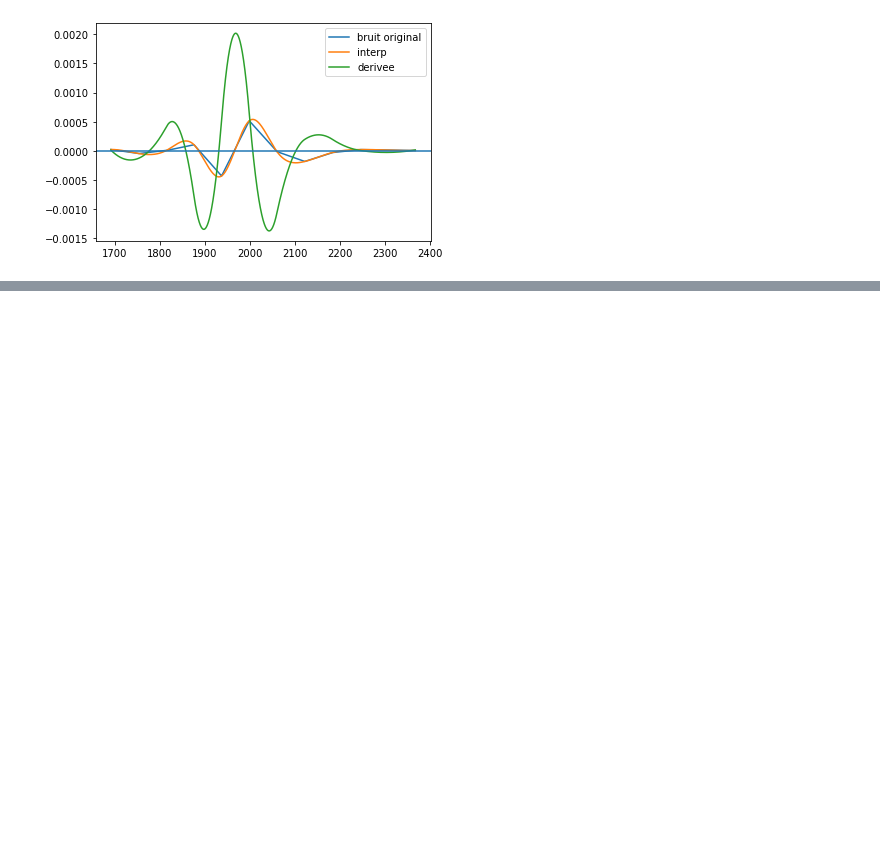
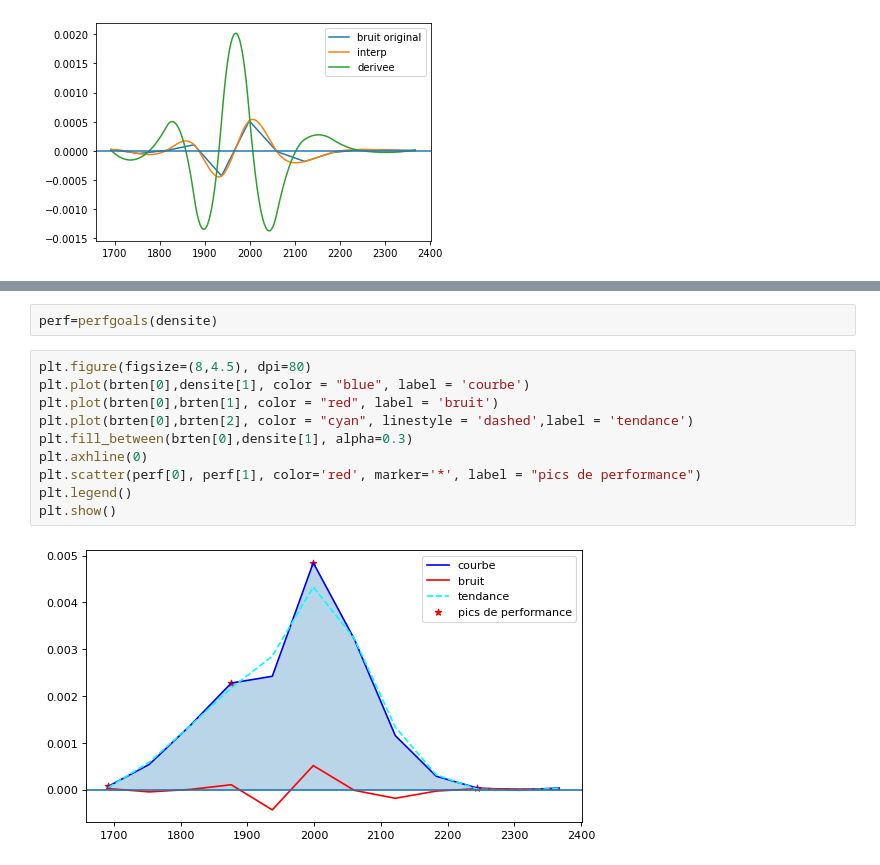
Before and after one commit to Kirscher/ResultAthle, a Jupyter notebook: algoStatCourse.ipynb, the cells around one changed output, grey strips where cells are left out. Saved outputs shown, nothing was run; the diff lists cells and outputs as text; blank space fills up the shorter version.

```diff
--- a/algoStatCourse.ipynb
+++ b/algoStatCourse.ipynb
@@ -241,0 +246,14 @@ array([1998.79166667, 1875.95833333, 1691.70833333, 2244.45833333])
+# %%
+perf=perfgoals(densite)
+# %%
+plt.figure(figsize=(8,4.5), dpi=80)
+plt.plot(brten[0],densite[1], color = "blue", label = 'courbe')
+plt.plot(brten[0],brten[1], color = "red", label = 'bruit')
+plt.plot(brten[0],brten[2], color = "cyan", linestyle = 'dashed',label = 'tendance')
+plt.fill_between(brten[0],densite[1], alpha=0.3)
+plt.axhline(0)
+plt.scatter(perf[0], perf[1], color='red', marker='*', label = "pics de performance")
+plt.legend()
+plt.show()
+# %% [output]
+[figure, added]
```
Also changed, not shown: parts of 7 cells of this notebook.
